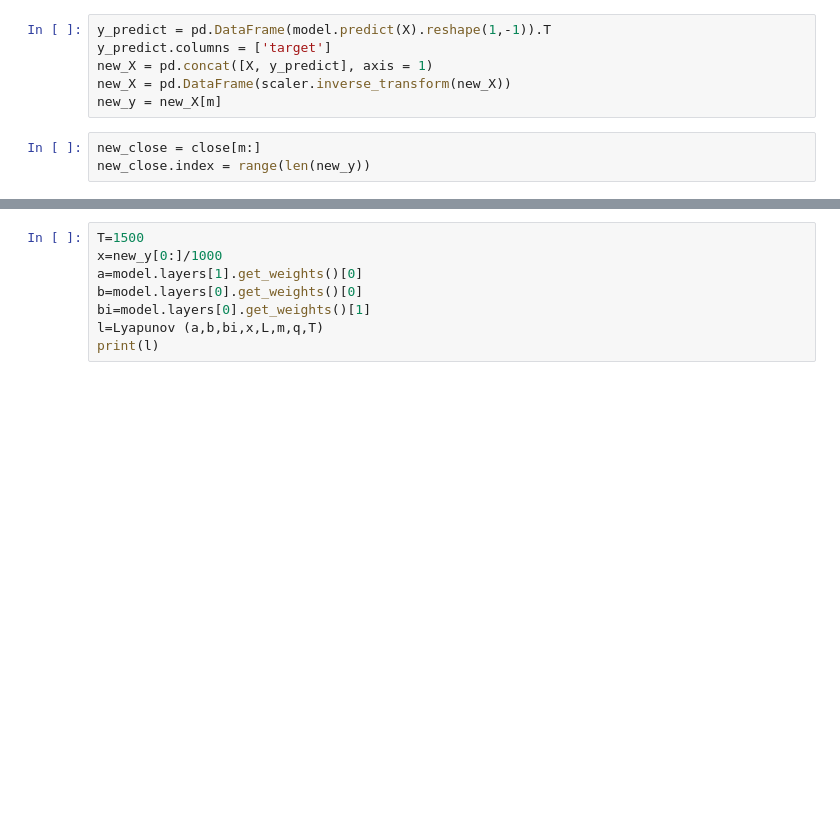
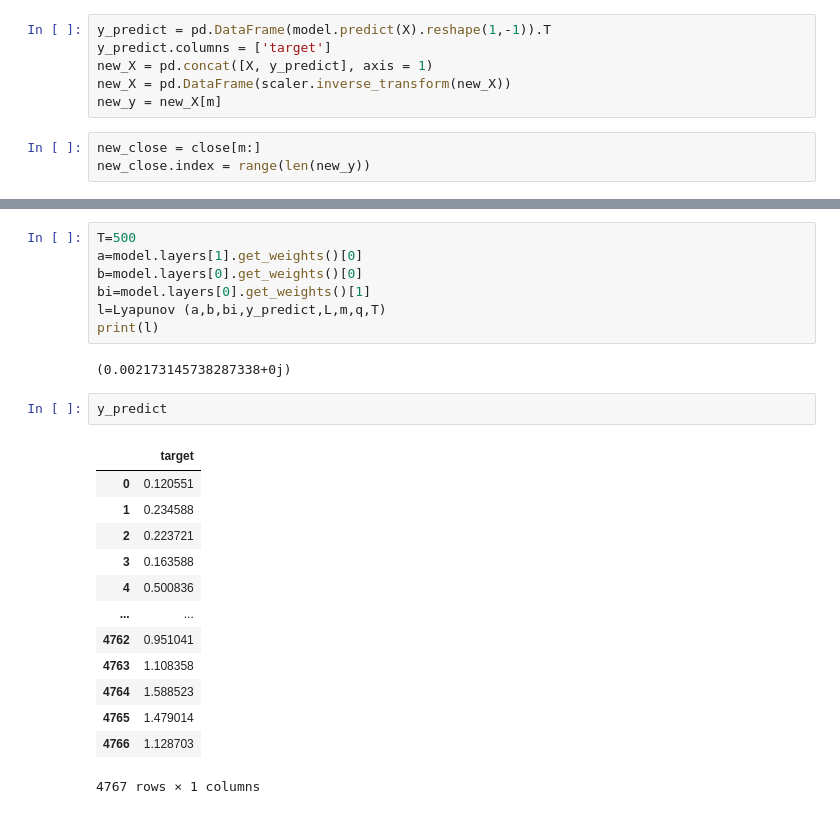
Before and after one commit to gianmarcogenalti/lyap_volatility, a Jupyter notebook: main.ipynb, the cells around one changed output, grey strips where cells are left out. Saved outputs shown, nothing was run; the diff lists cells and outputs as text; blank space fills up the shorter version.

```diff
--- a/main.ipynb
+++ b/main.ipynb
@@ -125,8 +117,25 @@ NameError: name 'alpha' is not defined
 # %%
-T=1500
-x=new_y[0:]/1000
+T=500
 a=model.layers[1].get_weights()[0]
 b=model.layers[0].get_weights()[0]
 bi=model.layers[0].get_weights()[1]
-l=Lyapunov (a,b,bi,x,L,m,q,T)
+l=Lyapunov (a,b,bi,y_predict,L,m,q,T)
 print(l)
+# %% [output]
+(0.002173145738287338+0j)
+# %%
+y_predict
+# %% [output]
+|  | target |
+| 0 | 0.120551 |
+| 1 | 0.234588 |
+| 2 | 0.223721 |
+| 3 | 0.163588 |
+| 4 | 0.500836 |
+| ... | ... |
+| 4762 | 0.951041 |
+| 4763 | 1.108358 |
+| 4764 | 1.588523 |
+| 4765 | 1.479014 |
+| 4766 | 1.128703 |
+4767 rows × 1 columns
```
Also changed, not shown: parts of 9 cells of this notebook, 4 other files.
